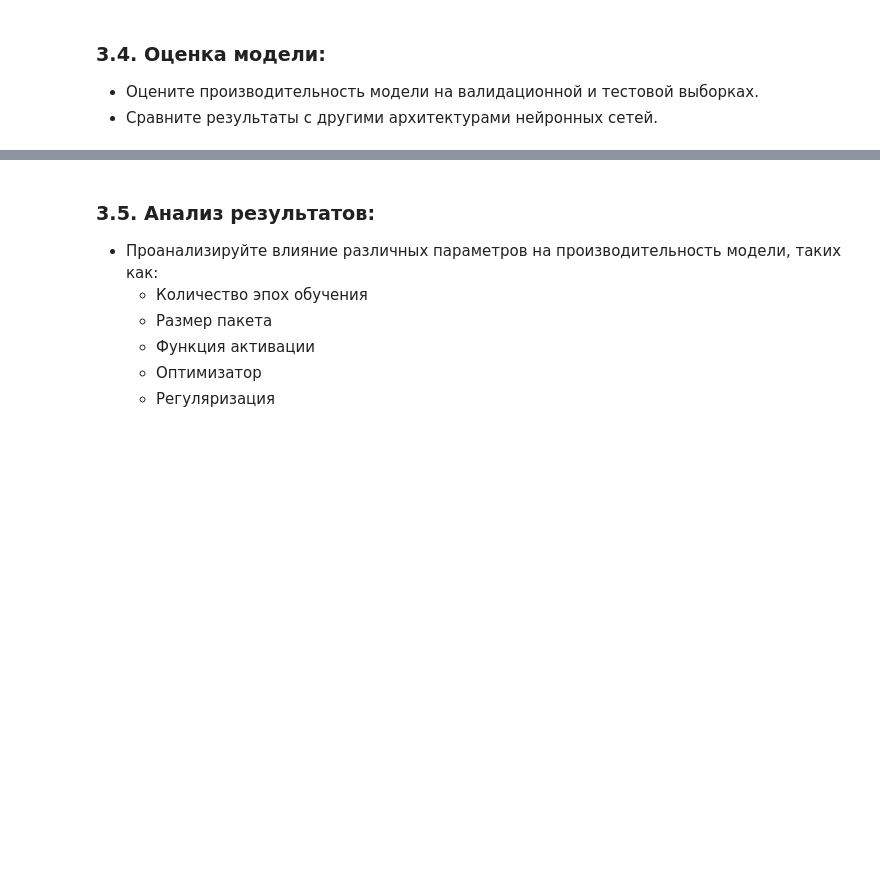
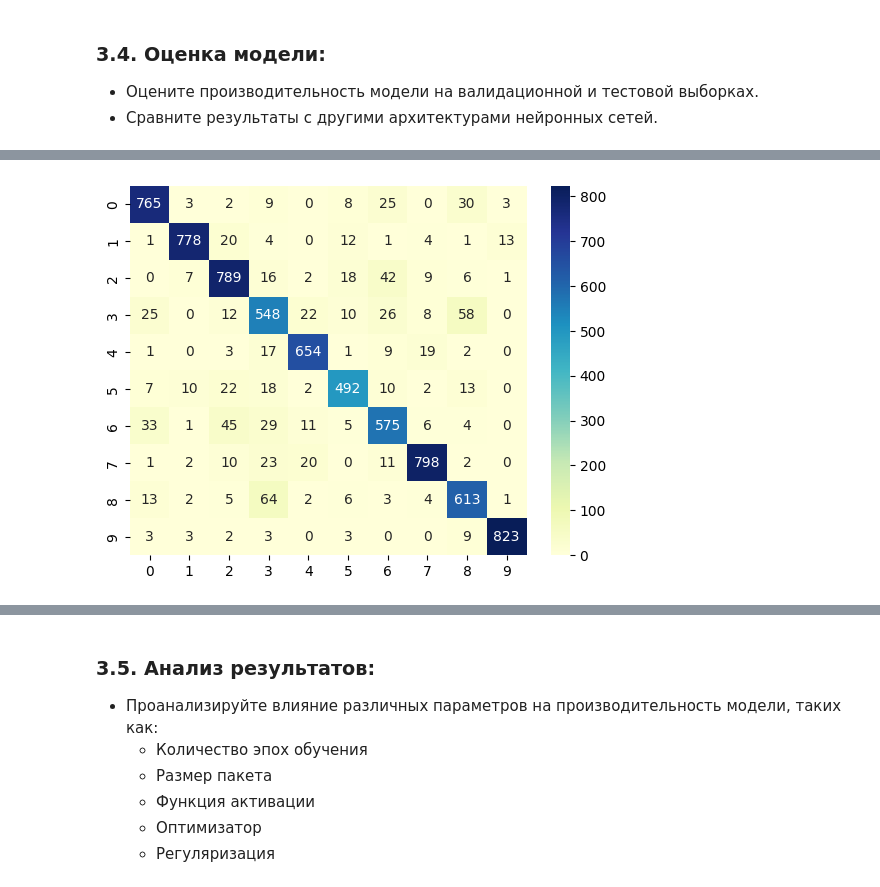
Before and after one commit to vadim13213/neural_networks, a Jupyter notebook: 5. Архитектуры СНС и Transfer Learning/Практическая_работа_№5_Архитектуры_НС_и_Transfer_Learning.ipynb, the cells around one changed output, grey strips where cells are left out. Cells and saved outputs as stored; diff of their text form; code cells hidden in the pictures; blank space fills up the shorter version.

```diff
--- a/5. Архитектуры СНС и Transfer Learning/Практическая_работа_№5_Архитектуры_НС_и_Transfer_Learning.ipynb
+++ b/5. Архитектуры СНС и Transfer Learning/Практическая_работа_№5_Архитектуры_НС_и_Transfer_Learning.ipynb
@@ -335,0 +545,14 @@ plt.show()
+# %%
+from tensorflow.keras.models import Model
+from tensorflow.keras.layers import Flatten, Dense, Input
+
+input_tensor = vgg_model.input
+x = vgg_model.output
+
+x = Flatten()(x)
+x = Dense(256, activation='relu')(x)
+output_tensor = Dense(10, activation='softmax')(x)
+
+my_model = Model(inputs=input_tensor, outputs=output_tensor)
+
+my_model.summary()
@@ -335,0 +581,11 @@ plt.show()
+# %%
+my_model.compile(optimizer='adam',
+                     loss='categorical_crossentropy',
+                     metrics=['accuracy'])
+# %%
+from keras.callbacks import EarlyStopping, ModelCheckpoint
+
+early_stopping = EarlyStopping(patience=5)
+checkpoint = ModelCheckpoint(filepath="vgg_best.keras", monitor="val_accuracy", save_best_only=True, verbose=0)
+# %%
+vgg_history = my_model.fit(X_train, Y_train, validation_data=(X_val, Y_val), batch_size=57, epochs=20, callbacks=[early_stopping, checkpoint])
@@ -343,0 +640,18 @@ plt.show()
+# %%
+from sklearn.metrics import confusion_matrix
+import seaborn as sns
+
+# Получим прогнозы по валидационным даннным
+Y_pred = my_model.predict(X_val, batch_size=32)
+
+# Преобразуем вероятности в метки классов
+Y_pred = Y_pred.argmax(axis=1)
+Y_val = Y_val.argmax(axis=1)
+
+# Вычисляем матрицу ошибок
+conf_mat = confusion_matrix(Y_val, Y_pred)
+
+# Визуализируем матрицу ошибок
+sns.heatmap(conf_mat, annot=True, fmt="d", cmap="YlGnBu")
+plt.show()
+# %% [output]
@@ -343,0 +659 @@ plt.show()
+[figure, added]
```
Also changed, not shown: parts of 35 cells of this notebook.
